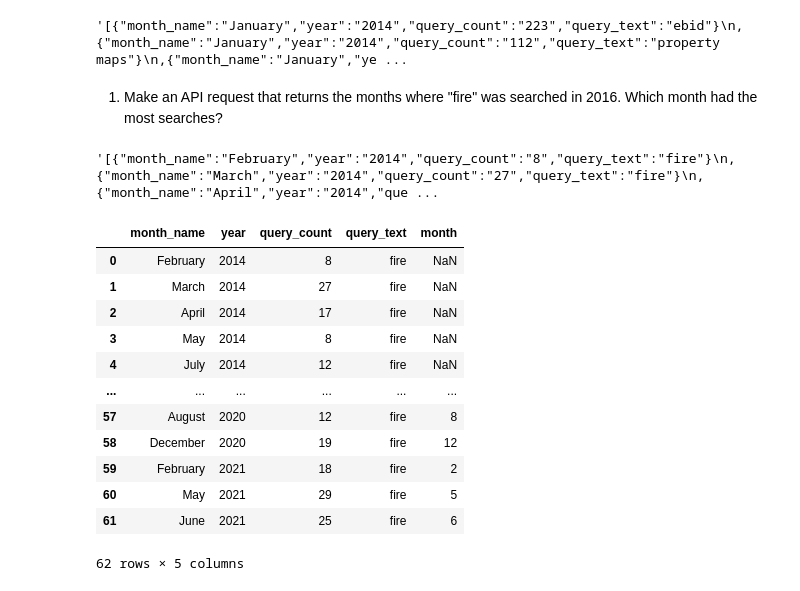
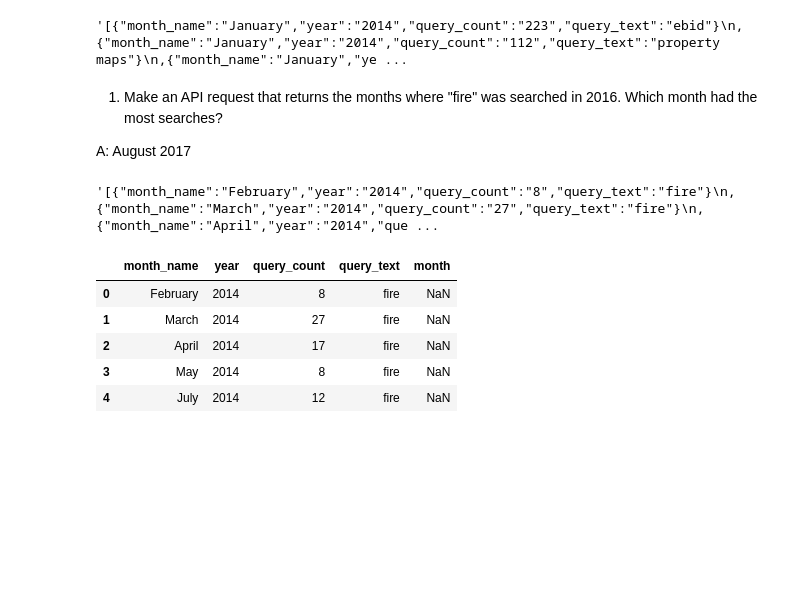
Before and after one commit to NSS-Data-Analytics-Cohort-10/api-t-white-21, a Jupyter notebook: notebooks/API1.ipynb, the cells around one changed output. Saved outputs shown, nothing was run; the diff lists cells and outputs as text; code cells hidden in the pictures; blank space fills up the shorter version.

```diff
--- a/notebooks/API1.ipynb
+++ b/notebooks/API1.ipynb
@@ -18,6 +18,8 @@ response.text
 result = response.json()
 # %% [markdown]
 1. Make an API request that returns the months where "fire" was searched in 2016. Which month had the most searches?
+
+A: August 2017
 # %%
 params = {
     'query_text': 'fire',
@@ -29,18 +31,13 @@ fire.text
 # %% [output]
 '[{"month_name":"February","year":"2014","query_count":"8","query_text":"fire"}\n,{"month_name":"March","year":"2014","query_count":"27","query_text":"fire"}\n,{"month_name":"April","year":"2014","que ...
 # %%
-pd.DataFrame(fire.json())
+fire = pd.DataFrame(fire.json())
-# %% [output]
-|  | month_name | year | query_count | query_text | month |
-| 0 | February | 2014 | 8 | fire | NaN |
-| 1 | March | 2014 | 27 | fire | NaN |
-| 2 | April | 2014 | 17 | fire | NaN |
-| 3 | May | 2014 | 8 | fire | NaN |
-| 4 | July | 2014 | 12 | fire | NaN |
-| ... | ... | ... | ... | ... | ... |
-| 57 | August | 2020 | 12 | fire | 8 |
-| 58 | December | 2020 | 19 | fire | 12 |
-| 59 | February | 2021 | 18 | fire | 2 |
-| 60 | May | 2021 | 29 | fire | 5 |
-| 61 | June | 2021 | 25 | fire | 6 |
-62 rows × 5 columns
+# %%
+fire.head()
+# %% [output]
+|  | month_name | year | query_count | query_text | month |
+| 0 | February | 2014 | 8 | fire | NaN |
+| 1 | March | 2014 | 27 | fire | NaN |
+| 2 | April | 2014 | 17 | fire | NaN |
+| 3 | May | 2014 | 8 | fire | NaN |
+| 4 | July | 2014 | 12 | fire | NaN |
```
Also changed, not shown: parts of 2 cells of this notebook, 1 other file.
